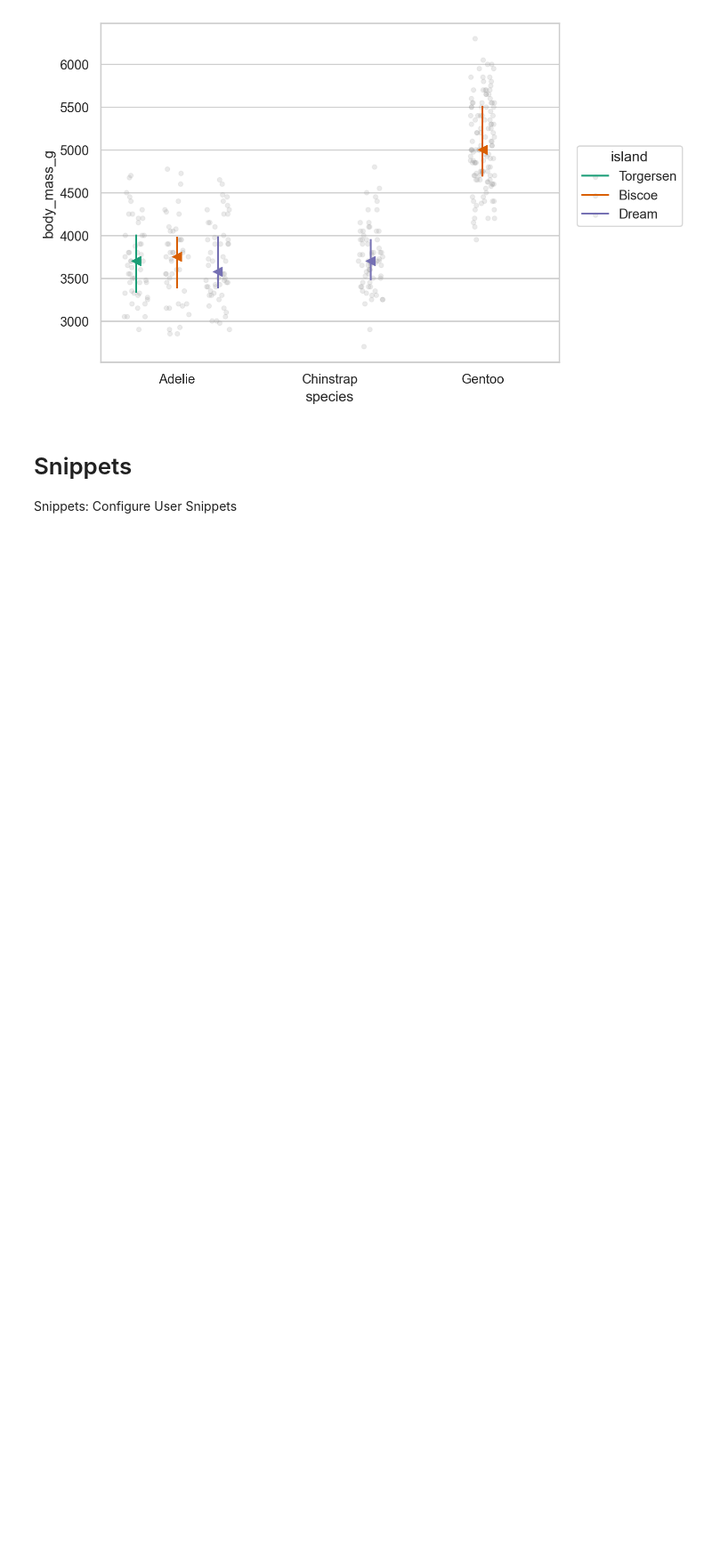
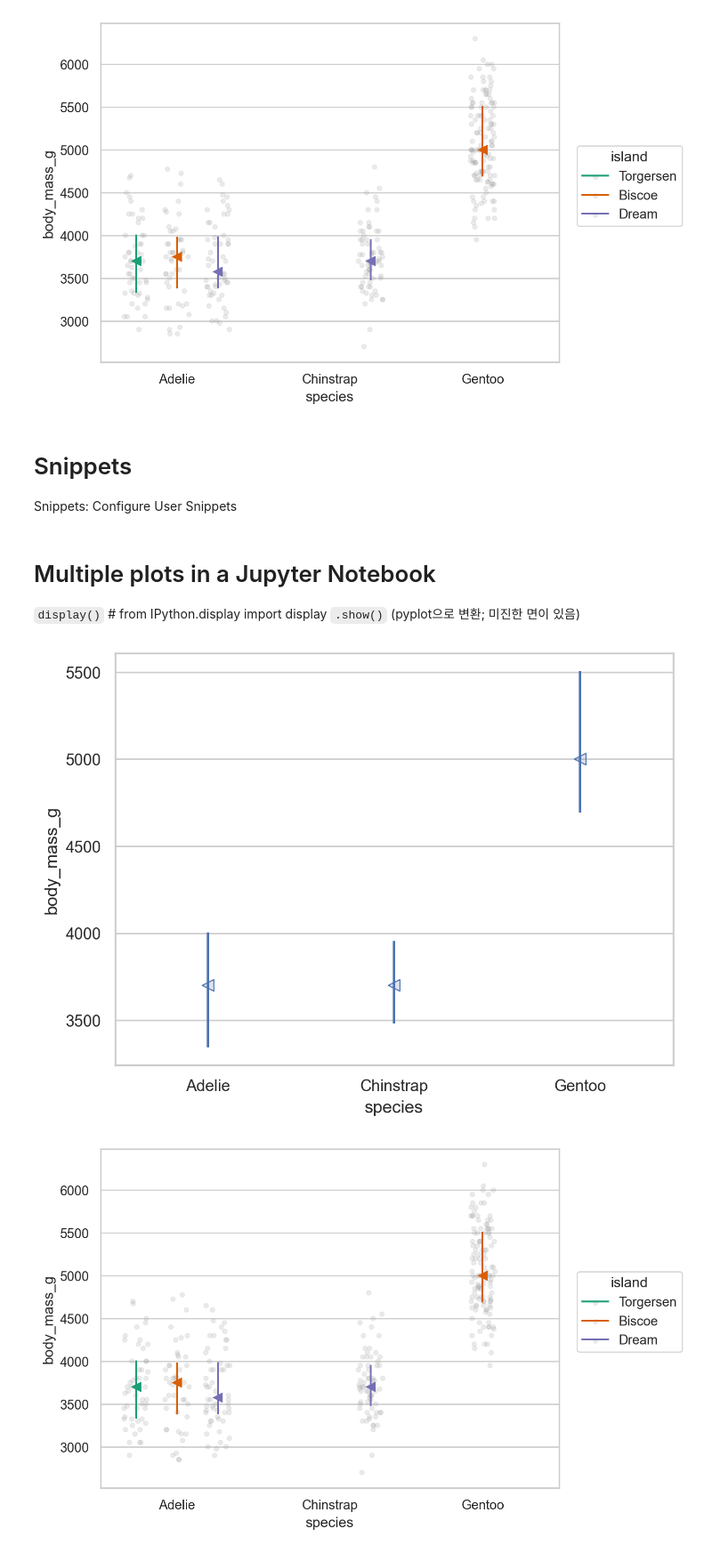
Before and after one commit to skcho13/ds23s2, a Jupyter notebook: contents/customizing.ipynb, the cells around one changed output. Shown at 89% size. Drawn from its saved outputs; the diff is of its cells as text; code cells hidden in the pictures; blank space fills up the shorter version.

```diff
--- a/contents/customizing.ipynb
+++ b/contents/customizing.ipynb
@@ -181,3 +181,17 @@ Snippets: Configure User Snippets
 		],
 		"description": "plot seaborn.objects"
 	},
+# %% [markdown]
+# Multiple plots in a Jupyter Notebook
+`display()`  # from IPython.display import display
+`.show()` (pyplot으로 변환; 미진한 면이 있음)
+# %%
+p1 = rangeplot(penguins, x="species", y="body_mass_g")
+p2 = boxplot(penguins, x="species", y="body_mass_g", color="island")
+
+display(p1, p2)  # from IPython.display import display
+
+p1.show(); p2.show()
+# %% [output]
+[figure, added]
+[figure, added]
```
Also changed, not shown: parts of 2 cells of this notebook, 9 other files.
